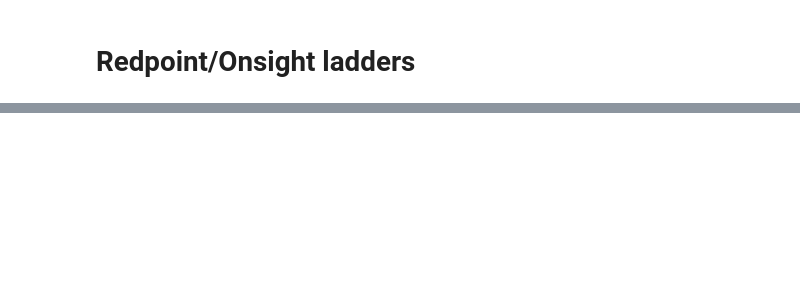
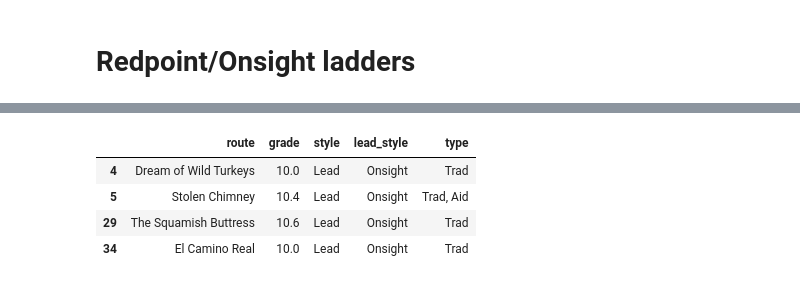
Before and after one commit to Tclack88/MountainProject, a Jupyter notebook: rp_os_pyramids.ipynb, the cells around one changed output, grey strips where cells are left out. Saved outputs shown, nothing was run; the diff lists cells and outputs as text; code cells hidden in the pictures; blank space fills up the shorter version.

```diff
--- a/rp_os_pyramids.ipynb
+++ b/rp_os_pyramids.ipynb
@@ -116,0 +193,8 @@ for style in styles:
+# %%
+trad_combined[trad_combined.grade >= 10]
+# %% [output]
+|  | route | grade | style | lead_style | type |
+| 4 | Dream of Wild Turkeys | 10.0 | Lead | Onsight | Trad |
+| 5 | Stolen Chimney | 10.4 | Lead | Onsight | Trad, Aid |
+| 29 | The Squamish Buttress | 10.6 | Lead | Onsight | Trad |
+| 34 | El Camino Real | 10.0 | Lead | Onsight | Trad |
```
Also changed, not shown: parts of 5 cells of this notebook.
